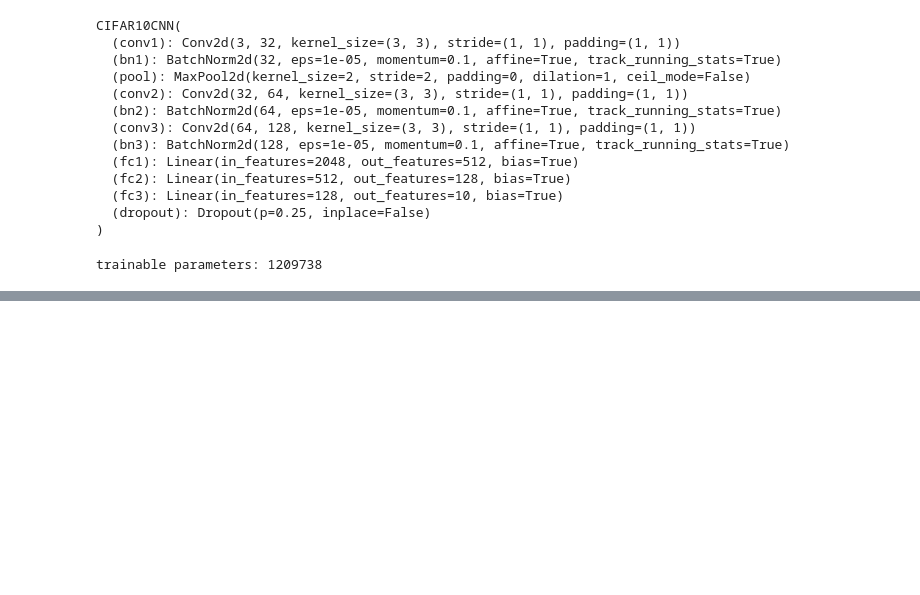
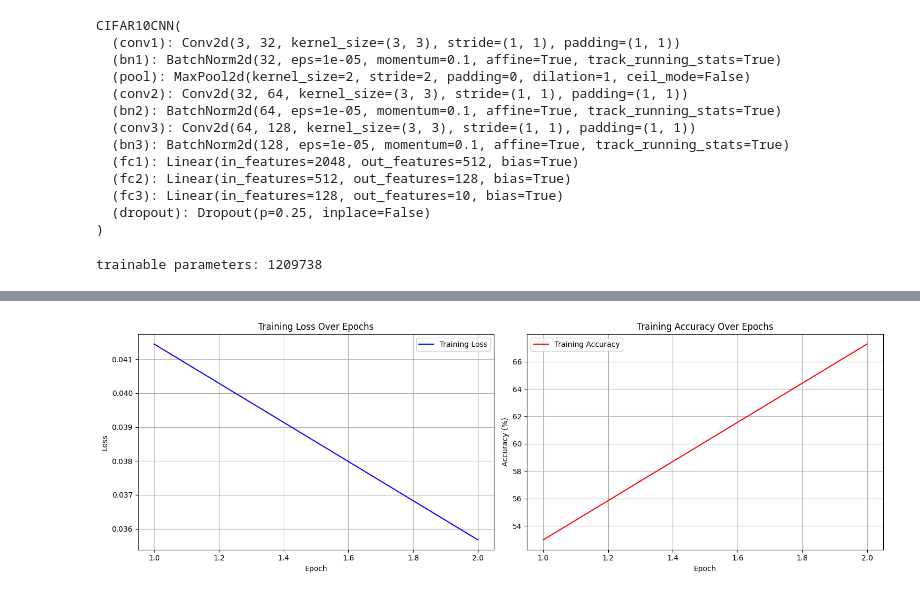
Before and after one commit to arachellee/IN3063-Group-15, a Jupyter notebook: Q2.ipynb, the cells around one changed output, grey strips where cells are left out. Cells and saved outputs as stored; diff of their text form; code cells hidden in the pictures; blank space fills up the shorter version.

Commit message:
feat: added hyperparam optimization

```diff
--- a/Q2.ipynb
+++ b/Q2.ipynb
@@ -149,7 +148,7 @@ CIFAR10CNN(
 )
 # %%
 criterion = nn.CrossEntropyLoss()
-optim = torch.optim.AdamW(model.parameters(), lr=0.001) # ysing adamw due to better suited 1e-2 decay coefficient
+optimiser = torch.optim.AdamW(model.parameters(), lr=0.001) # ysing adamw due to better suited 1e-2 decay coefficient
 
 print('\ntrainable parameters:', sum(p.numel() for p in model.parameters() if p.requires_grad))
 # %% [output]
@@ -230,3 +231,3 @@ def plot_training_metrics(train_losses, train_accuracies):
 # %%
 n_epochs = 2
-train_losses, train_accuracies = train(model, trainloader, criterion, optim, n_epochs, device)
+train_losses, train_accuracies = train(model, trainloader, criterion, optimiser, n_epochs, device)
@@ -290,0 +388,73 @@ classs accuracy:
+# %%
+def train_with_best_config(model, trainloader, criterion, optimizer, n_epochs, device, dropout_rate):
+    # metrci tracking
+    train_losses = []
+    train_accuracies = []
+
+    # Update model dropout rate
+    model.dropout = nn.Dropout(dropout_rate)
+
+    for epoch in range(n_epochs):
+        running_loss = 0.0
+        correct = 0
+        total = 0
+
+        # training loop
+        model.train()
+        for i, data in enumerate(trainloader, 0):
+            inputs, labels = data[0].to(device), data[1].to(device)
+
+            # zero grads
+            optimizer.zero_grad()
+
+            # forward + backward + optim
+            outputs = model(inputs)
+            loss = criterion(outputs, labels)
+            loss.backward()
+            optimizer.step()
+
+            # calculate accuracy
+            _, predicted = torch.max(outputs.data, 1)
+            total += labels.size(0)
+            correct += (predicted == labels).sum().item()
+
+            # stats
+            running_loss += loss.item()
+
+            if i % 100 == 99:
+                print(f'[epoch {epoch + 1}, batch {i + 1}] loss: {running_loss / 100:.3f}')
+                running_loss = 0.0
+
+        # calc epoch metrics
+        epoch_accuracy = 100 * correct / total
+        epoch_loss = running_loss / len(trainloader)
+
+        train_losses.append(epoch_loss)
+        train_accuracies.append(epoch_accuracy)
+
+        print(f'epoch {epoch + 1} completed.')
+        print(f'accuracy: {epoch_accuracy:.2f}%')
+        print('-' * 40)
+
+    return train_losses, train_accuracies
+
+
+# Define the best configuration for training
+batch_size = best_config['batch_size']
+weight_decay = best_config['weight_decay']
+dropout_rate = best_config['dropout']
+n_epochs = 2
+
+# Update model, criterion, and optimizer with the best config
+model = CIFAR10CNN().to(device)
+optimizer = torch.optim.AdamW(model.parameters(), lr=best_config['lr'], weight_decay=weight_decay)
+criterion = nn.CrossEntropyLoss()
+trainloader = torch.utils.data.DataLoader(trainset, batch_size=int(batch_size), shuffle=True, num_workers=2)
+
+
+# Now train with the best config
+train_losses, train_accuracies = train_with_best_config(model, trainloader, criterion, optimizer, n_epochs, device, dropout_rate)
+
+# Plot the training metrics
+plot_training_metrics(train_losses, train_accuracies)
+# %% [output]
@@ -290,0 +478 @@ classs accuracy:
+[figure, added]
```
Also changed, not shown: parts of 12 cells of this notebook, 4 other files.
